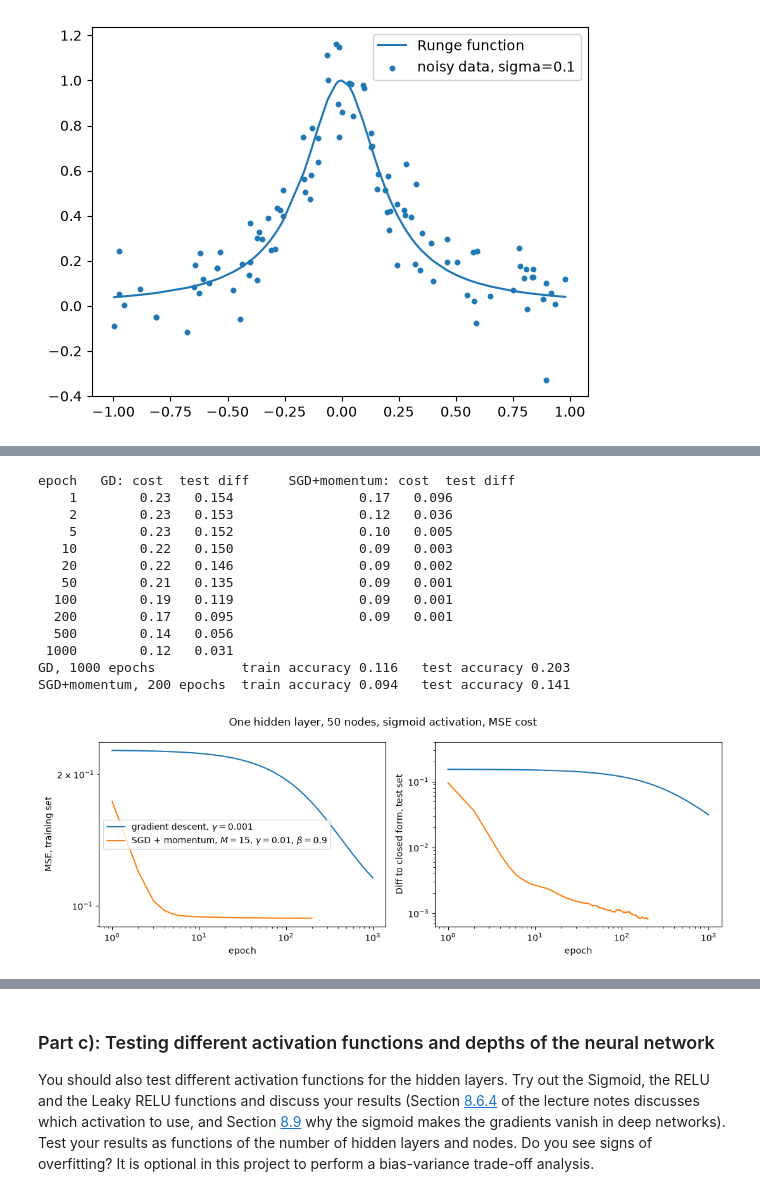
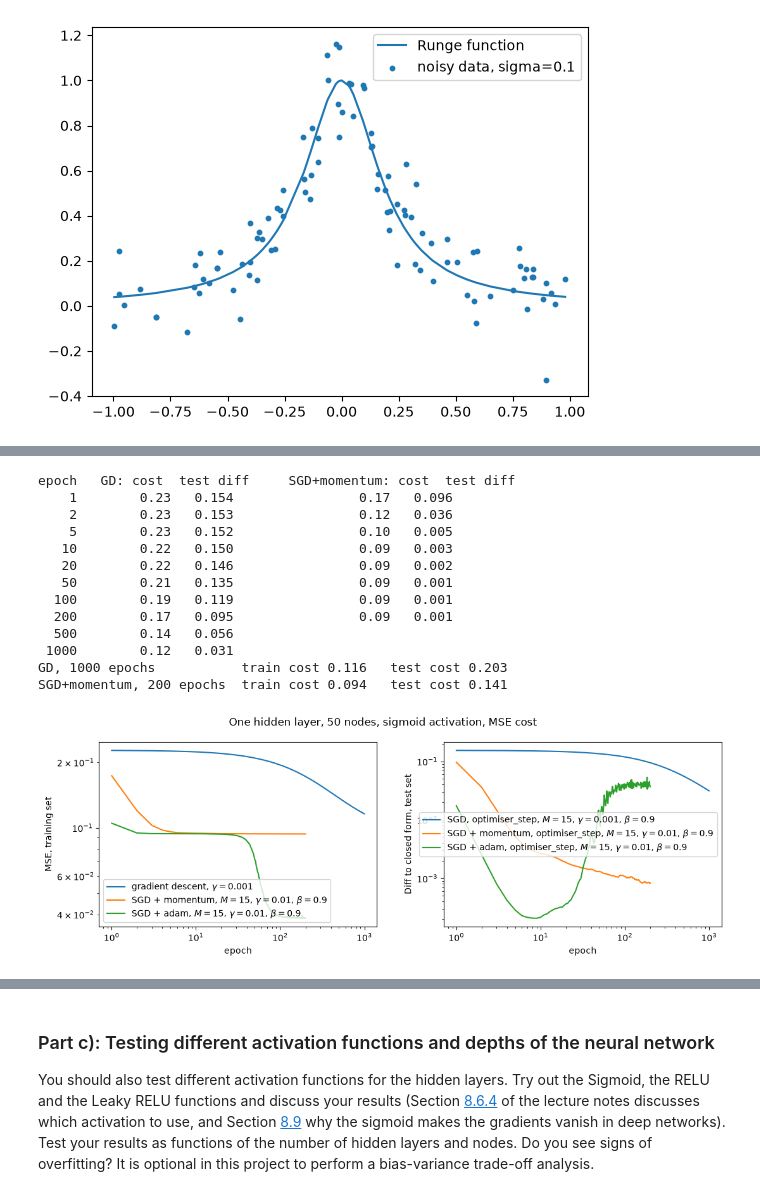
Before and after one commit to lukasMK01/FYS-STK4155, a Jupyter notebook: Project2.ipynb, the cells around one changed output, grey strips where cells are left out. Drawn from its saved outputs; the diff is of its cells as text; code cells hidden in the pictures.

```diff
--- a/Project2.ipynb
+++ b/Project2.ipynb
@@ -687,51 +784,90 @@ plt.tight_layout(); plt.show()
 # %%
 
-#Set up activation functions and their derivatives for the network, as well as initialising the weights and biases for
-# the network: 1 -> 8 -> 3, sigmoid hidden layer,
+# def train2(layers, X, y, X_test, y_test, step, gamma, epochs, batch_size=None, seed=2026):
+#     """batch_size=None: full-batch gradient descent; otherwise minibatches drawn without
+#     replacement from a fresh shuffle every epoch.  Returns the trained layers and a history
+#     of (epoch, training cost, test accuracy)."""
+#     rng = np.random.default_rng(seed)
+#     n = len(X)
+#     M = n if batch_size is None else batch_size
+#     state, history = None, []
+#     t = 0
+#     for epoch in range(1, epochs + 1):
+#         perm = rng.permutation(n)
+#         for start in range(0, n, M):
+
+#             idx = perm[start:start + M]
+#             grads = backpropagation_batch(X[idx], layers, activation_funcs, y[idx], activation_ders)
+
+#             t += 1
+#             layers, state = optimiser_step(step, layers, grads, gamma, t, state)
+
+#         #The MSE as cost, and the convergence to closed form as accuracy
+#         history.append((epoch, float(cost_batch(layers, X, activation_funcs, y)),float(np.mean((feed_forward_batch(X_test, layers, activation_funcs)-closed_form(X_test, y_test))**2))))
+#         # history.append((epoch, float(ce_cost(layers, X, y)),
+#         #                 accuracy(feed_forward_batch(X_test, layers, activation_funcs), y_test)))
+#     return layers, np.array(history)
+
+
+""" INPUT choices"""
 activation_funcs = [sigmoid,sigmoid]
 activation_ders = [sigmoid_der,sigmoid_der]
 
 layers0 = init_layers([1, 50, 1], seed=2026)
-# print(layers0[0][0].shape, layers0[0][1].shape, layers0[1][0].shape, layers0[1][1].shape)
+""" end of INPUT"""
 
 
 
-layers_gd,  hist_gd  = train(layers0, x_tr, y_tr, x_te, y_te, gd_step,       gamma=0.001, epochs=1000)
-layers_sgd, hist_sgd = train(layers0, x_tr, y_tr, x_te, y_te, momentum_step, gamma=0.01,  epochs=200, batch_size=15)
+# layers_gd,  hist_gd  = train(layers0, x_tr, y_tr, x_te, y_te, gd_step,       gamma=0.001, epochs=1000)
+# layers_sgd, hist_sgd = train(layers0, x_tr, y_tr, x_te, y_te, momentum_step, gamma=0.01,  epochs=200, batch_size=15)
+layers_sgd1, hist_sgd1 = train(layers0, x_tr, y_tr, x_te, y_te, step="plain", gamma=0.001,  epochs=1000)
+layers_sgd2, hist_sgd2 = train(layers0, x_tr, y_tr, x_te, y_te, step="momentum", gamma=0.01,  epochs=200, batch_size=15)
+layers_sgd3, hist_sgd3 = train(layers0, x_tr, y_tr, x_te, y_te, step="adam", gamma=0.01,  epochs=200, batch_size=15)
 
 print("epoch   GD: cost  test diff     SGD+momentum: cost  test diff")
 for e in [1, 2, 5, 10, 20, 50, 100, 200, 500, 1000]:
     g = hist_gd[e - 1]
     s = hist_sgd[e - 1] if e <= len(hist_sgd) else None
     print("%5d     %7.2f   %.3f      " % (e, g[1], g[2])
           + ("       %7.2f   %.3f" % (s[1], s[2]) if s is not None else ""))
 
 for name, L in [("GD, 1000 epochs", layers_gd), ("SGD+momentum, 200 epochs", layers_sgd)]:
-    print("%-25s train accuracy %.3f   test accuracy %.3f"
-          % (name, accuracy(feed_forward_batch(x_tr, L, activation_funcs), y_tr),
-             accuracy(feed_forward_batch(x_te, L, activation_funcs), y_te)))
+    print("%-25s train cost %.3f   test cost %.3f"
+          % (name, cost_batch(L, x_tr, activation_funcs, y_tr),
+             cost_batch(L, x_te, activation_funcs, y_te)))
 
 
 fig, (ax1, ax2) = plt.subplots(1, 2, figsize=(11, 4))
-ax1.plot(hist_gd[:, 0], hist_gd[:, 1], label="gradient descent, $\\gamma=0.001$")
-ax1.plot(hist_sgd[:, 0], hist_sgd[:, 1], label="SGD + momentum, $M=15$, $\\gamma=0.01$, $\\beta=0.9$")
+ax1.plot(hist_sgd1[:, 0], hist_sgd1[:, 1], label="gradient descent, $\\gamma=0.001$")
+ax1.plot(hist_sgd2[:, 0], hist_sgd2[:, 1], label="SGD + momentum, $M=15$, $\\gamma=0.01$, $\\beta=0.9$")
+ax1.plot(hist_sgd3[:, 0], hist_sgd3[:, 1], label="SGD + adam, $M=15$, $\\gamma=0.01$, $\\beta=0.9$")
 ax1.set_xlabel("epoch"); ax1.set_ylabel("MSE, training set"); ax1.set_xscale("log"); ax1.set_yscale("log"); ax1.legend()
-ax2.plot(hist_gd[:, 0], hist_gd[:, 2]); ax2.semilogy(hist_sgd[:, 0], hist_sgd[:, 2])
-ax2.set_xlabel("epoch"); ax2.set_ylabel("Diff to closed form, test set"); ax2.set_xscale("log"); ax2.set_ylim(0, 0.4)
+
+# ax2.plot(hist_gd[:, 0], hist_gd[:, 2])
+# ax2.semilogy(hist_sgd[:, 0], hist_sgd[:, 2])
+ax2.semilogy(hist_sgd1[:, 0], hist_sgd1[:, 2], label="SGD, optimiser_step, $M=15$, $\\gamma=0.001$, $\\beta=0.9$")
+ax2.semilogy(hist_sgd2[:, 0], hist_sgd2[:, 2], label="SGD + momentum, optimiser_step, $M=15$, $\\gamma=0.01$, $\\beta=0.9$")
+ax2.semilogy(hist_sgd3[:, 0], hist_sgd3[:, 2], label="SGD + adam, optimiser_step, $M=15$, $\\gamma=0.01$, $\\beta=0.9$")
+ax2.legend()
+ax2.set_xlabel("epoch")
+ax2.set_ylabel("Diff to closed form, test set")
+ax2.set_xscale("log")
+# ax2.set_ylim(0, 0.4)
 fig.suptitle("One hidden layer, 50 nodes, sigmoid activation, MSE cost")
-plt.tight_layout(); plt.show()
+plt.tight_layout()
+plt.show()
 # %% [output]
 epoch   GD: cost  test diff     SGD+momentum: cost  test diff
     1        0.23   0.154                0.17   0.096
     2        0.23   0.153                0.12   0.036
     5        0.23   0.152                0.10   0.005
    10        0.22   0.150                0.09   0.003
    20        0.22   0.146                0.09   0.002
    50        0.21   0.135                0.09   0.001
   100        0.19   0.119                0.09   0.001
   200        0.17   0.095                0.09   0.001
   500        0.14   0.056
  1000        0.12   0.031
-GD, 1000 epochs           train accuracy 0.116   test accuracy 0.203
-SGD+momentum, 200 epochs  train accuracy 0.094   test accuracy 0.141
+GD, 1000 epochs           train cost 0.116   test cost 0.203
+SGD+momentum, 200 epochs  train cost 0.094   test cost 0.141
-[figure, old version]
+[figure, new version]
```
Also changed, not shown: parts of 11 cells of this notebook.
